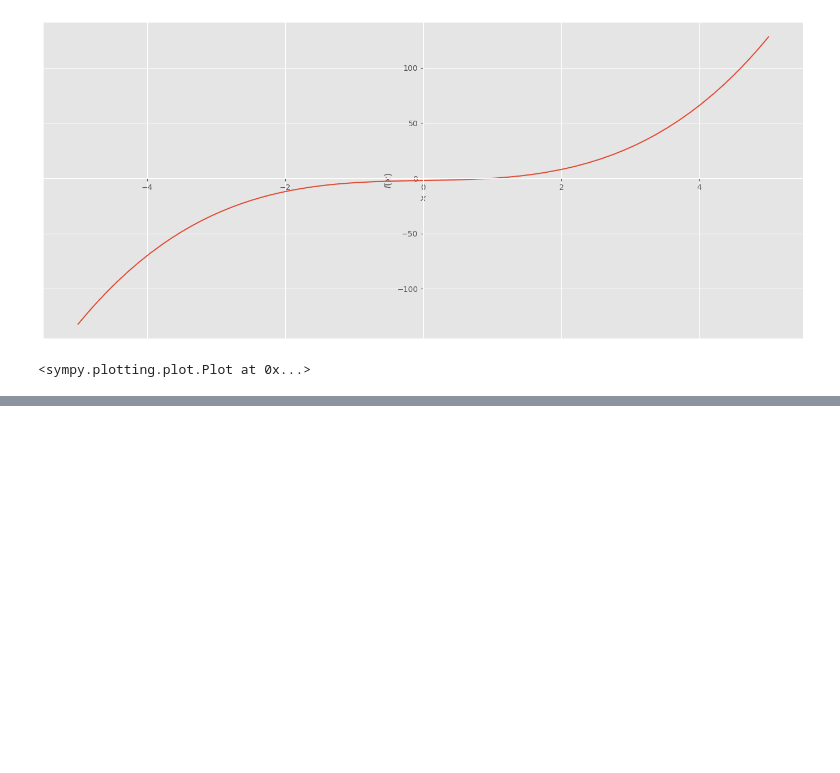
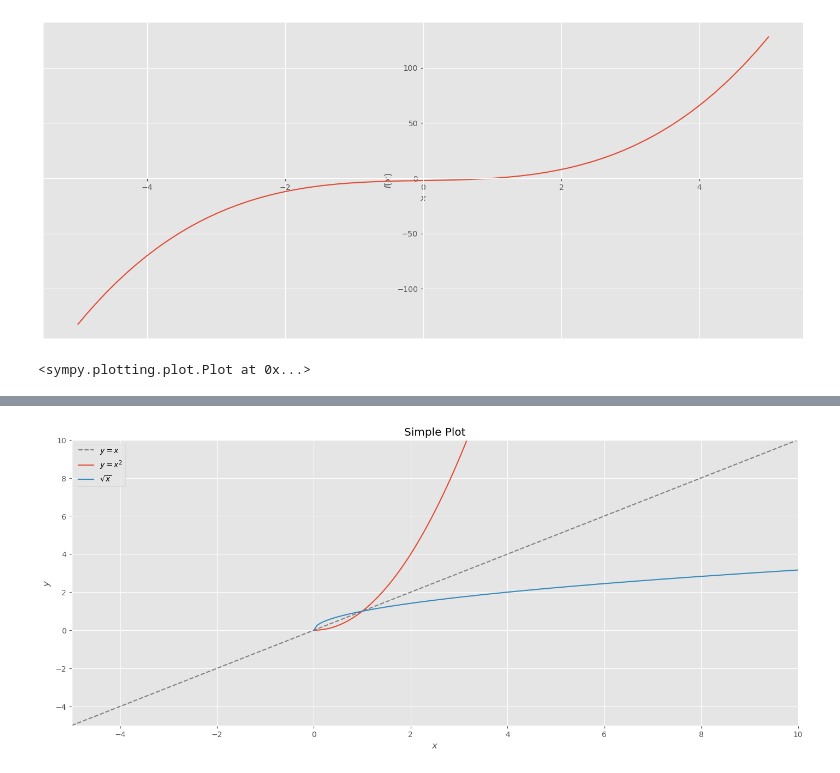
Before and after one commit to twn39/scinotebook, a Jupyter notebook: Python/Sympy/sympy.ipynb, the cells around one changed output, grey strips where cells are left out. Saved outputs shown, nothing was run; the diff lists cells and outputs as text; code cells hidden in the pictures; blank space fills up the shorter version.

```diff
--- a/Python/Sympy/sympy.ipynb
+++ b/Python/Sympy/sympy.ipynb
@@ -25,0 +48,17 @@ plot(exp, (x, -5, 5))
+# %%
+import numpy as np
+plt.figure(figsize=(14, 6), layout='constrained')
+a = np.linspace(-5, 10, 100)
+b = np.linspace(0, 10, 150)
+plt.plot(a, a, '--', label='$y=x$', color="grey")
+plt.plot(b, b**2, label='$y=x^2$')
+plt.plot(b, np.sqrt(b), label='$\sqrt{x}$')
+plt.xlabel('$x$')
+plt.ylabel('$y$')
+plt.title("Simple Plot")
+plt.xlim(-5, 10)
+plt.ylim(-5, 10)
+plt.legend()
+plt.show()
+# %% [output]
+[figure, added]
```
Also changed, not shown: parts of 4 cells of this notebook, 1 other file.
